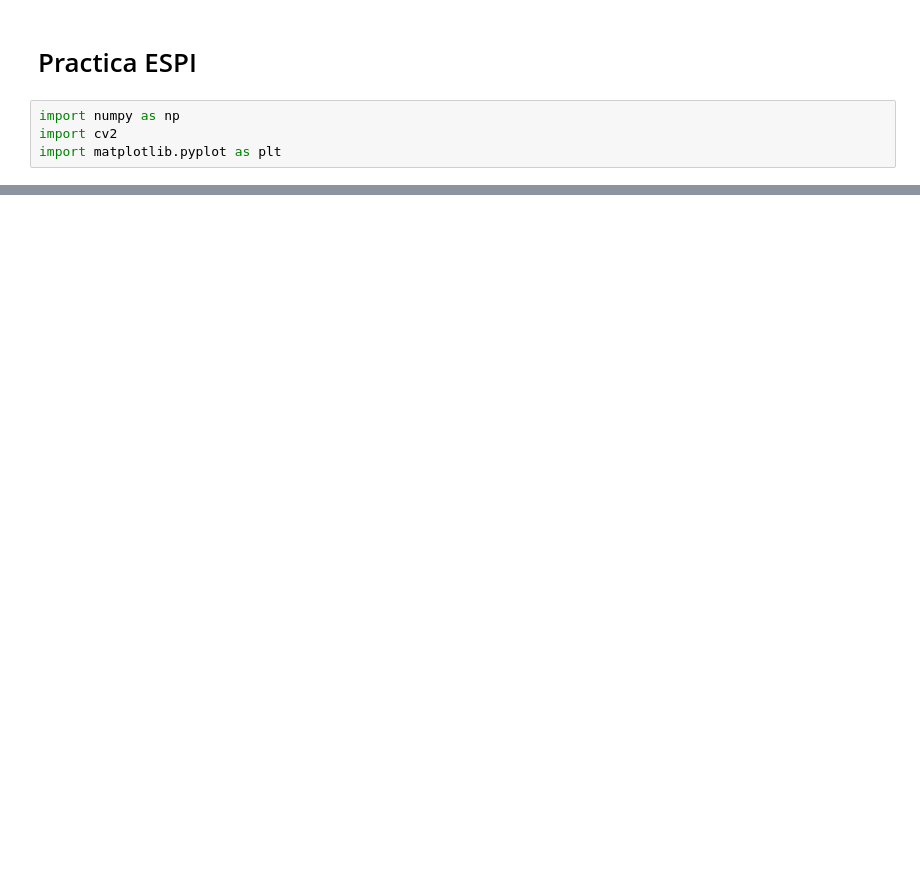
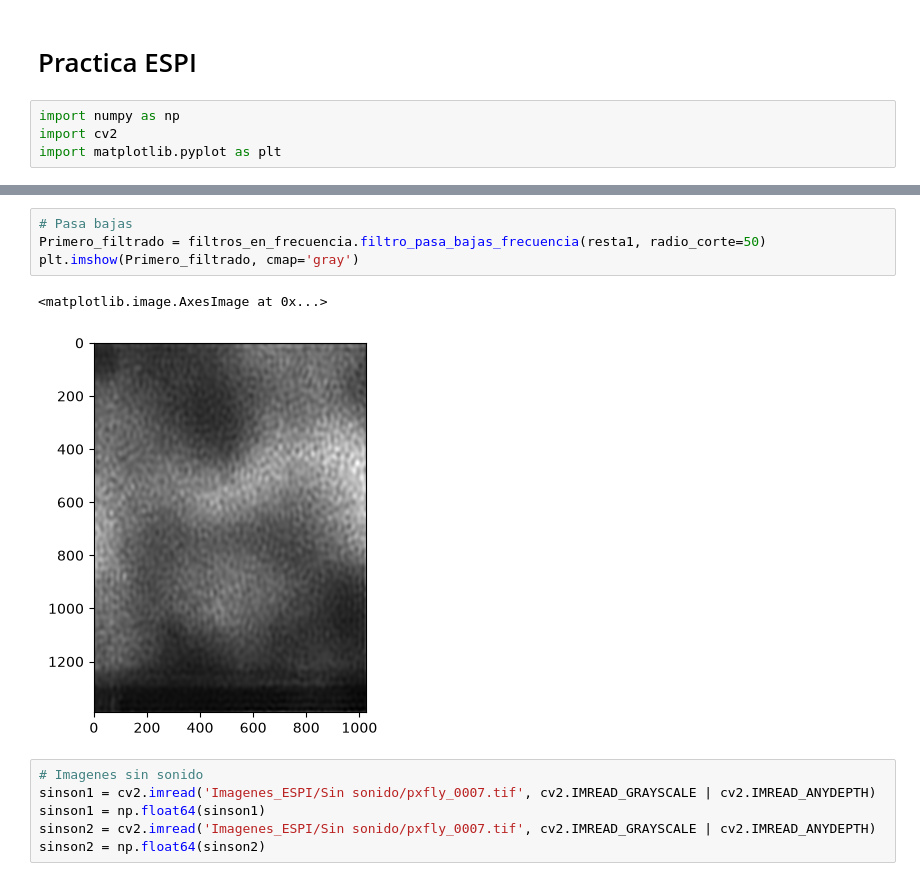
Before and after one commit to RojasG4mer/Metrologia_Optica_2026, a Jupyter notebook: Practica ESPI/Practica_ESPI.ipynb, the cells around one changed output, grey strips where cells are left out. Cells and saved outputs as stored; diff of their text form; blank space fills up the shorter version.

```diff
--- a/Practica ESPI/Practica_ESPI.ipynb
+++ b/Practica ESPI/Practica_ESPI.ipynb
@@ -21,0 +51,13 @@ np.float64(57.0)
+# %%
+# Pasa bajas
+Primero_filtrado = filtros_en_frecuencia.filtro_pasa_bajas_frecuencia(resta1, radio_corte=50)
+plt.imshow(Primero_filtrado, cmap='gray')
+# %% [output]
+<matplotlib.image.AxesImage at 0x...>
+[figure, added]
+# %%
+# Imagenes sin sonido
+sinson1 = cv2.imread('Imagenes_ESPI/Sin sonido/pxfly_0007.tif', cv2.IMREAD_GRAYSCALE | cv2.IMREAD_ANYDEPTH)
+sinson1 = np.float64(sinson1)
+sinson2 = cv2.imread('Imagenes_ESPI/Sin sonido/pxfly_0007.tif', cv2.IMREAD_GRAYSCALE | cv2.IMREAD_ANYDEPTH)
+sinson2 = np.float64(sinson2)
```
Also changed, not shown: parts of 11 cells of this notebook, 16 other files.
